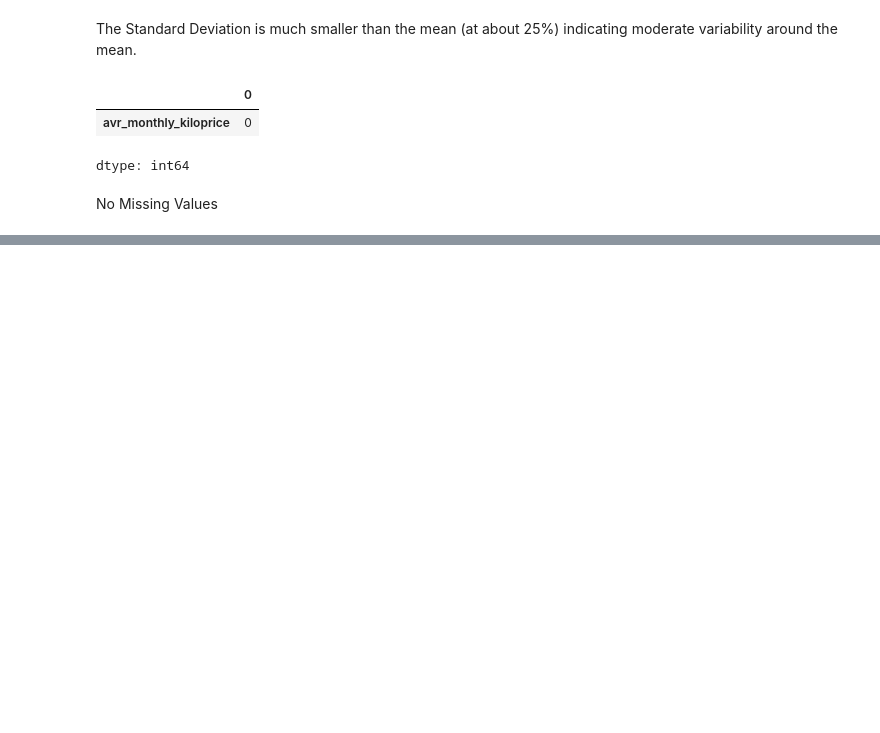
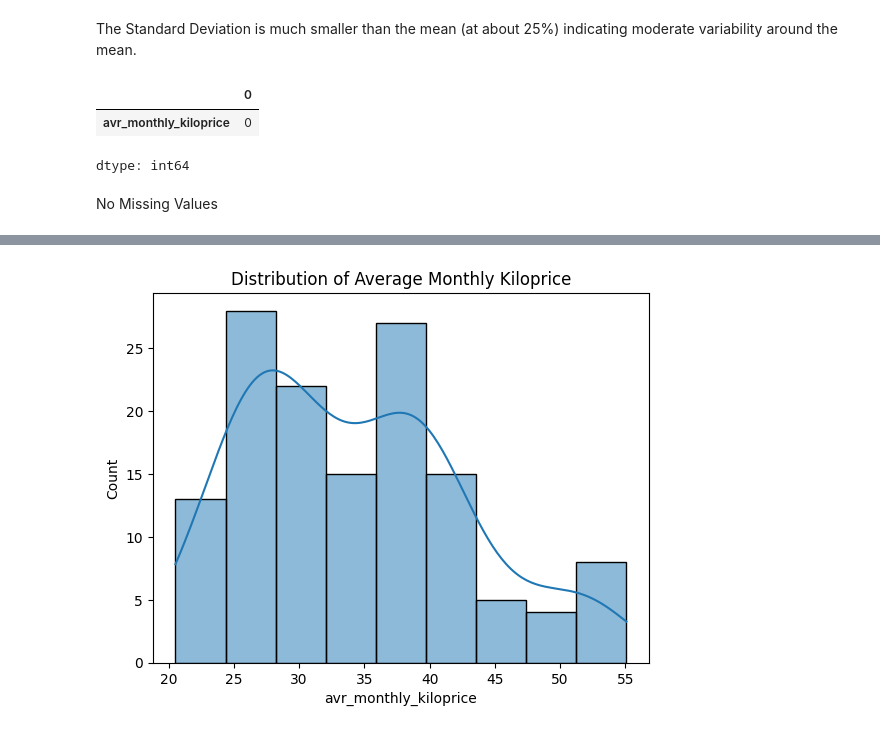
Before and after one commit to dlhegend/-TS_Academy_Capstone_Project, a Jupyter notebook: notebooks/Gift_M_TSAcademy_Cap_Project.ipynb, the cells around one changed output, grey strips where cells are left out. Cells and saved outputs as stored; diff of their text form; code cells hidden in the pictures; blank space fills up the shorter version.

```diff
--- a/notebooks/Gift_M_TSAcademy_Cap_Project.ipynb
+++ b/notebooks/Gift_M_TSAcademy_Cap_Project.ipynb
@@ -79,0 +103,7 @@ No Missing Values
+# %%
+#Check distribution using histogram
+sns.histplot(df['avr_monthly_kiloprice'], kde=True)
+plt.title("Distribution of Average Monthly Kiloprice")
+plt.show()
+# %% [output]
+[figure, added]
```
Also changed, not shown: parts of 22 cells of this notebook.
